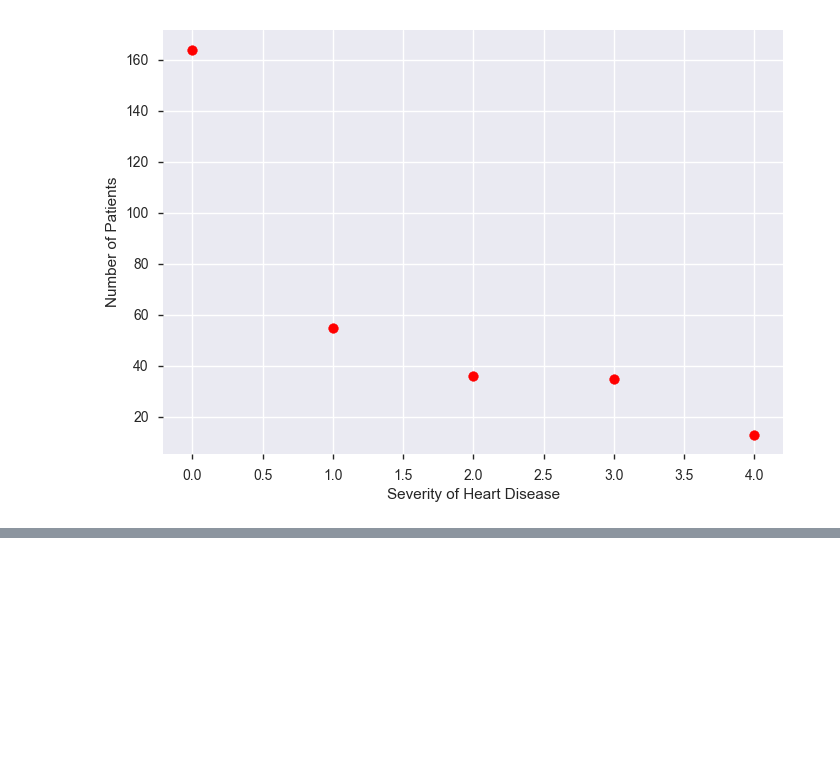
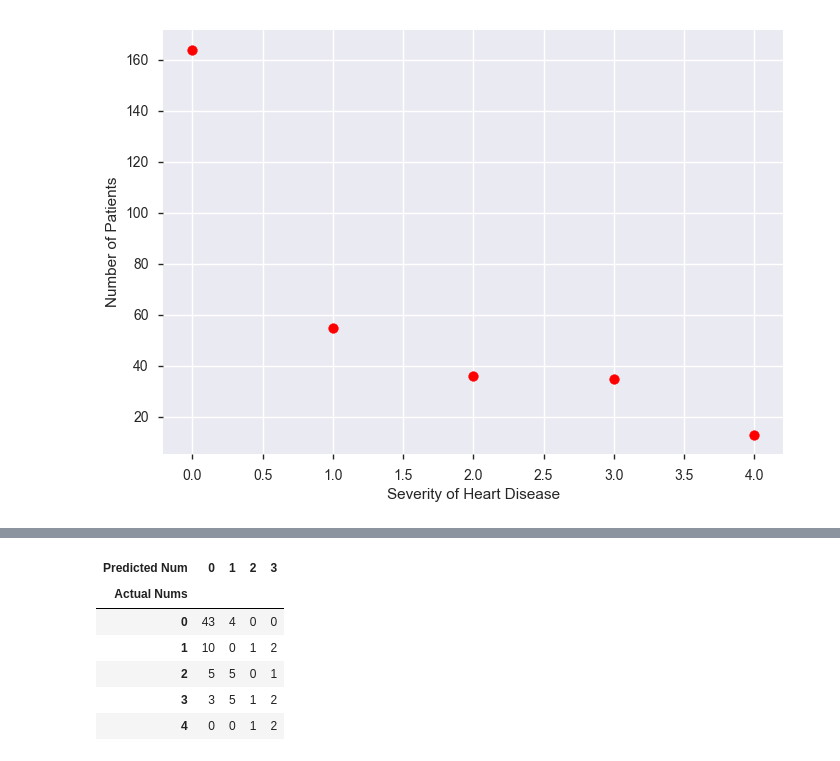
Before and after one commit to MMonterosso89/SpringBoard, a Jupyter notebook: HeartDiseaseProjectScrubbing.ipynb, the cells around one changed output, grey strips where cells are left out. Cells and saved outputs as stored; diff of their text form; code cells hidden in the pictures; blank space fills up the shorter version.

```diff
--- a/HeartDiseaseProjectScrubbing.ipynb
+++ b/HeartDiseaseProjectScrubbing.ipynb
@@ -297,0 +634,17 @@ True
+# %%
+# Create a new column that for each row, generates a random number between 0 and 1, and
+# if that value is less than or equal to .75, then sets the value of that cell as True
+# and false otherwise. This is a quick and dirty way of randomly assigning some rows to
+# be used as the training data and some as the test data.
+df['is_train'] = np.random.uniform(0, 1, len(df)) <= .75
+
+# View the top 5 rows
+#df.head()
+
+# Create two new dataframes, one with the training rows, one with the test rows
+train, test = df[df['is_train']==True], df[df['is_train']==False]
+
+
+# Show the number of observations for the test and training dataframes
+print('Number of observations in the training data:', len(train))
+print('Number of observations in the test data:',len(test))
@@ -297,0 +654,6 @@ True
+# %%
+# Create a list of the feature column's names
+features = df.columns[:13]
+
+# View features
+features
@@ -297,0 +664,12 @@ True
+# %%
+y = train['num']
+
+# View target
+#y
+# %%
+# Create a random forest Classifier. By convention, clf means 'Classifier'
+clf = RandomForestClassifier(n_jobs=-1, random_state=0)
+
+# Train the Classifier to take the training features and learn how they relate
+# to the training y (the species)
+clf.fit(train[features], y)
@@ -297,0 +713,11 @@ True
+# %%
+# Create confusion matrix
+pd.crosstab(test['num'], clf.predict(test[features]), rownames=['Actual Nums'], colnames=['Predicted Num'])
+# %% [output]
+| Predicted Num | 0 | 1 | 2 | 3 |
+| Actual Nums |  |  |  |  |
+| 0 | 43 | 4 | 0 | 0 |
+| 1 | 10 | 0 | 1 | 2 |
+| 2 | 5 | 5 | 0 | 1 |
+| 3 | 3 | 5 | 1 | 2 |
+| 4 | 0 | 0 | 1 | 2 |
```
Also changed, not shown: parts of 18 cells of this notebook.
